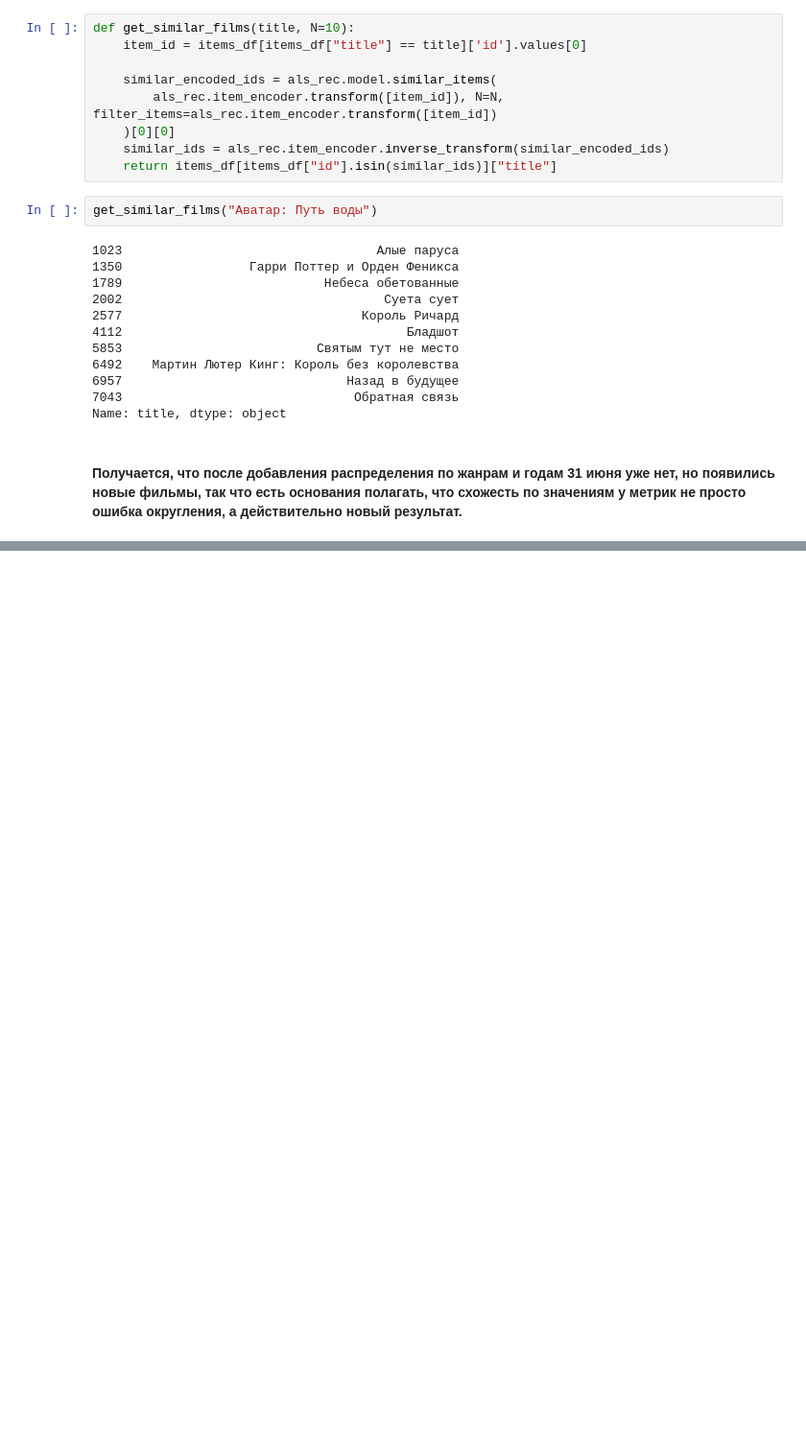
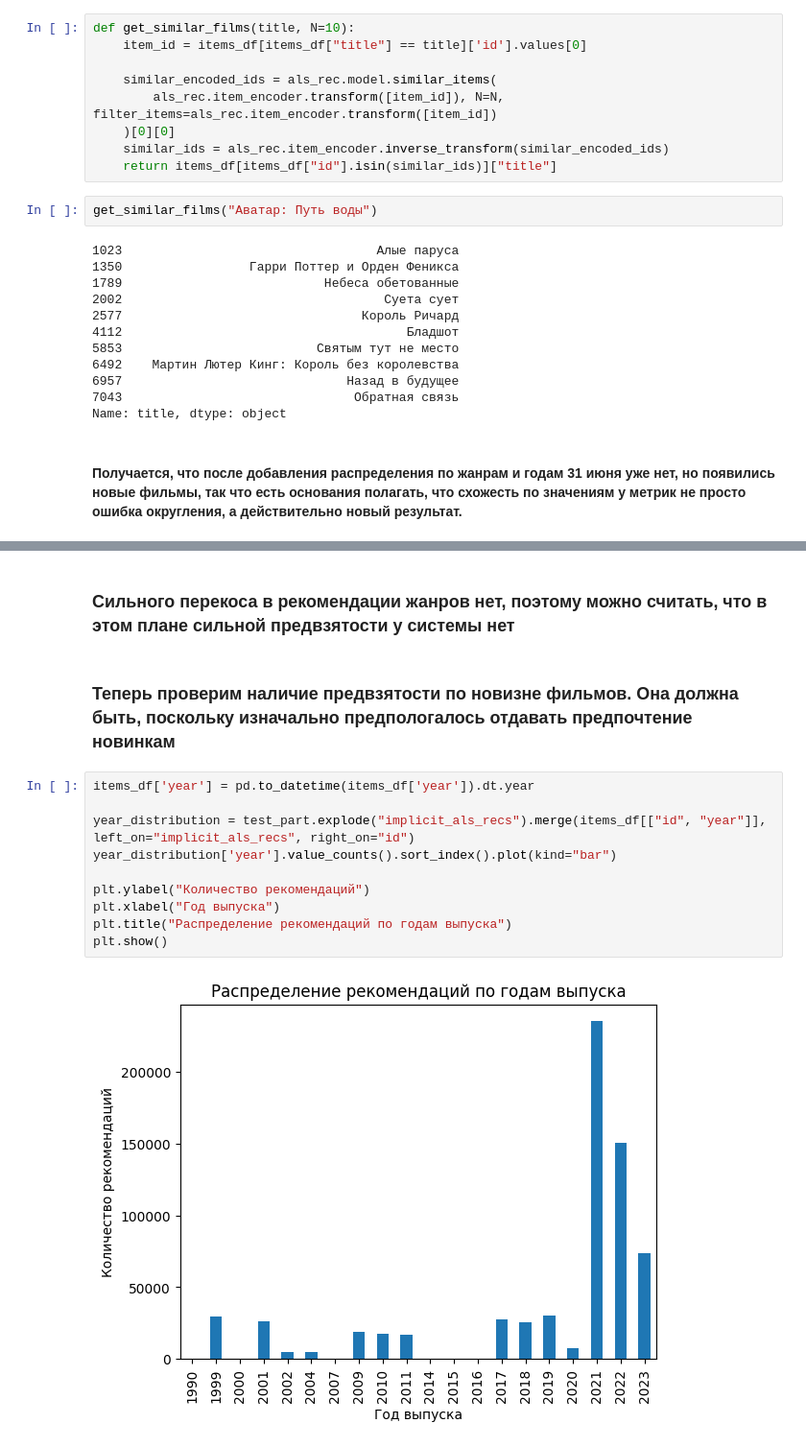
Before and after one commit to temochka2005/sirius-tbank-recsys-test-task-2024, a Jupyter notebook: ImplicitALS.ipynb, the cells around one changed output, grey strips where cells are left out. Shown at 96% size. Saved outputs shown, nothing was run; the diff lists cells and outputs as text; blank space fills up the shorter version.

```diff
--- a/ImplicitALS.ipynb
+++ b/ImplicitALS.ipynb
@@ -334,0 +349,16 @@ Name: title, dtype: object
+# %% [markdown]
+### Сильного перекоса в рекомендации жанров нет, поэтому можно считать, что в этом плане сильной предвзятости у системы нет
+# %% [markdown]
+### Теперь проверим наличие предвзятости по новизне фильмов. Она должна быть, поскольку изначально предпологалось отдавать предпочтение новинкам
+# %%
+items_df['year'] = pd.to_datetime(items_df['year']).dt.year
+
+year_distribution = test_part.explode("implicit_als_recs").merge(items_df[["id", "year"]], left_on="implicit_als_recs", right_on="id")
+year_distribution['year'].value_counts().sort_index().plot(kind="bar")
+
+plt.ylabel("Количество рекомендаций")
+plt.xlabel("Год выпуска")
+plt.title("Распределение рекомендаций по годам выпуска")
+plt.show()
+# %% [output]
+[figure, added]
```
Also changed, not shown: parts of 9 cells of this notebook.
